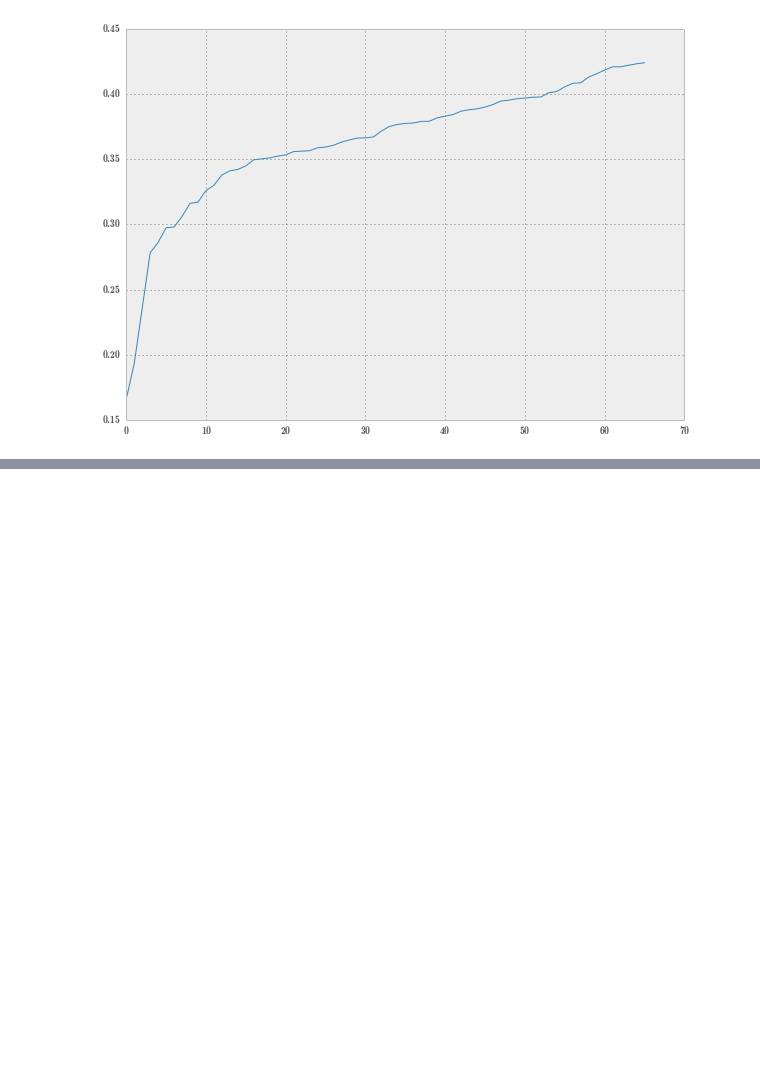
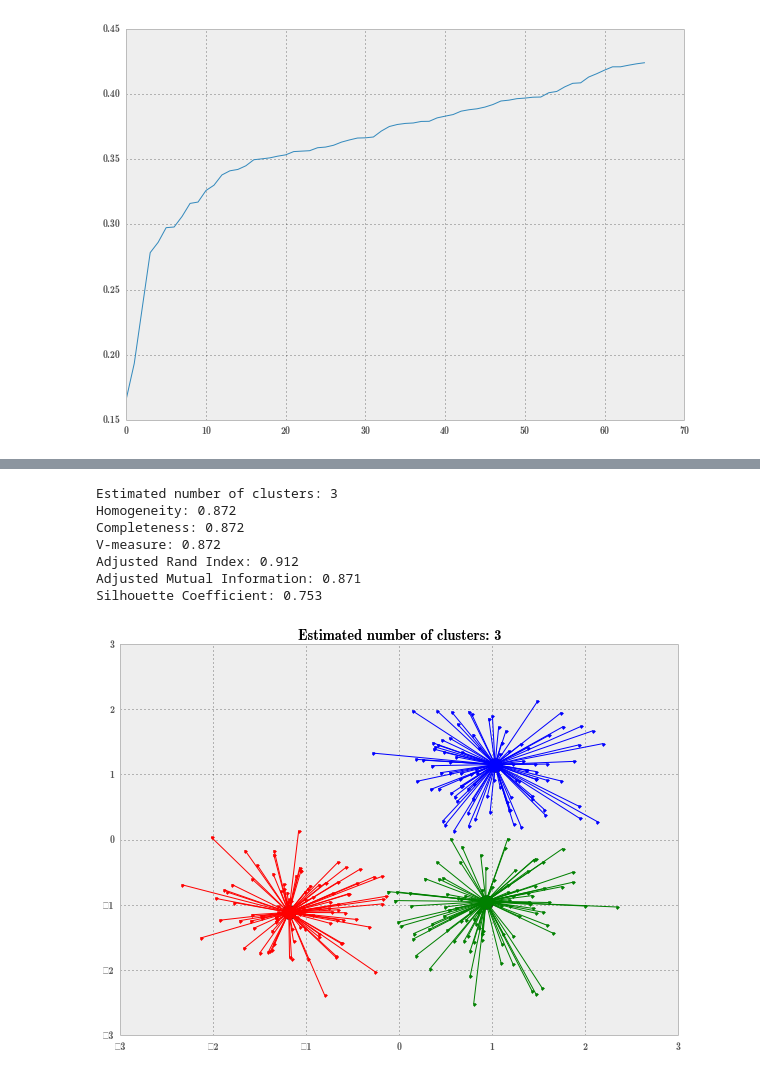
Before and after one commit to jvdzwaan/dilipad, a Jupyter notebook: results/20112012-adj-parties-jsd_perspectives-100.ipynb, the cells around one changed output, grey strips where cells are left out. Drawn from its saved outputs; the diff is of its cells as text; code cells hidden in the pictures; blank space fills up the shorter version.

```diff
--- a/results/20112012-adj-parties-jsd_perspectives-100.ipynb
+++ b/results/20112012-adj-parties-jsd_perspectives-100.ipynb
@@ -282,0 +324,60 @@ OSF:    zwak divers werkelijk realistisch failliet wijs zorgwekkend grotendeels
+# %%
+from sklearn.cluster import AffinityPropagation
+from sklearn import metrics
+from sklearn.datasets.samples_generator import make_blobs
+
+##############################################################################
+# Generate sample data
+centers = [[1, 1], [-1, -1], [1, -1]]
+X, labels_true = make_blobs(n_samples=300, centers=centers, cluster_std=0.5,
+                            random_state=0)
+
+##############################################################################
+# Compute Affinity Propagation
+af = AffinityPropagation(preference=-50).fit(X)
+cluster_centers_indices = af.cluster_centers_indices_
+labels = af.labels_
+
+n_clusters_ = len(cluster_centers_indices)
+
+print('Estimated number of clusters: %d' % n_clusters_)
+print("Homogeneity: %0.3f" % metrics.homogeneity_score(labels_true, labels))
+print("Completeness: %0.3f" % metrics.completeness_score(labels_true, labels))
+print("V-measure: %0.3f" % metrics.v_measure_score(labels_true, labels))
+print("Adjusted Rand Index: %0.3f"
+      % metrics.adjusted_rand_score(labels_true, labels))
+print("Adjusted Mutual Information: %0.3f"
+      % metrics.adjusted_mutual_info_score(labels_true, labels))
+print("Silhouette Coefficient: %0.3f"
+      % metrics.silhouette_score(X, labels, metric='sqeuclidean'))
+
+##############################################################################
+# Plot result
+import matplotlib.pyplot as plt
+from itertools import cycle
+
+plt.close('all')
+plt.figure(1)
+plt.clf()
+
+colors = cycle('bgrcmykbgrcmykbgrcmykbgrcmyk')
+for k, col in zip(range(n_clusters_), colors):
+    class_members = labels == k
+    cluster_center = X[cluster_centers_indices[k]]
+    plt.plot(X[class_members, 0], X[class_members, 1], col + '.')
+    plt.plot(cluster_center[0], cluster_center[1], 'o', markerfacecolor=col,
+             markeredgecolor='k', markersize=14)
+    for x in X[class_members]:
+        plt.plot([cluster_center[0], x[0]], [cluster_center[1], x[1]], col)
+
+plt.title('Estimated number of clusters: %d' % n_clusters_)
+plt.show()
+# %% [output]
+Estimated number of clusters: 3
+Homogeneity: 0.872
+Completeness: 0.872
+V-measure: 0.872
+Adjusted Rand Index: 0.912
+Adjusted Mutual Information: 0.871
+Silhouette Coefficient: 0.753
+[figure, added]
```
Also changed, not shown: parts of 5 cells of this notebook, 1 other file.
